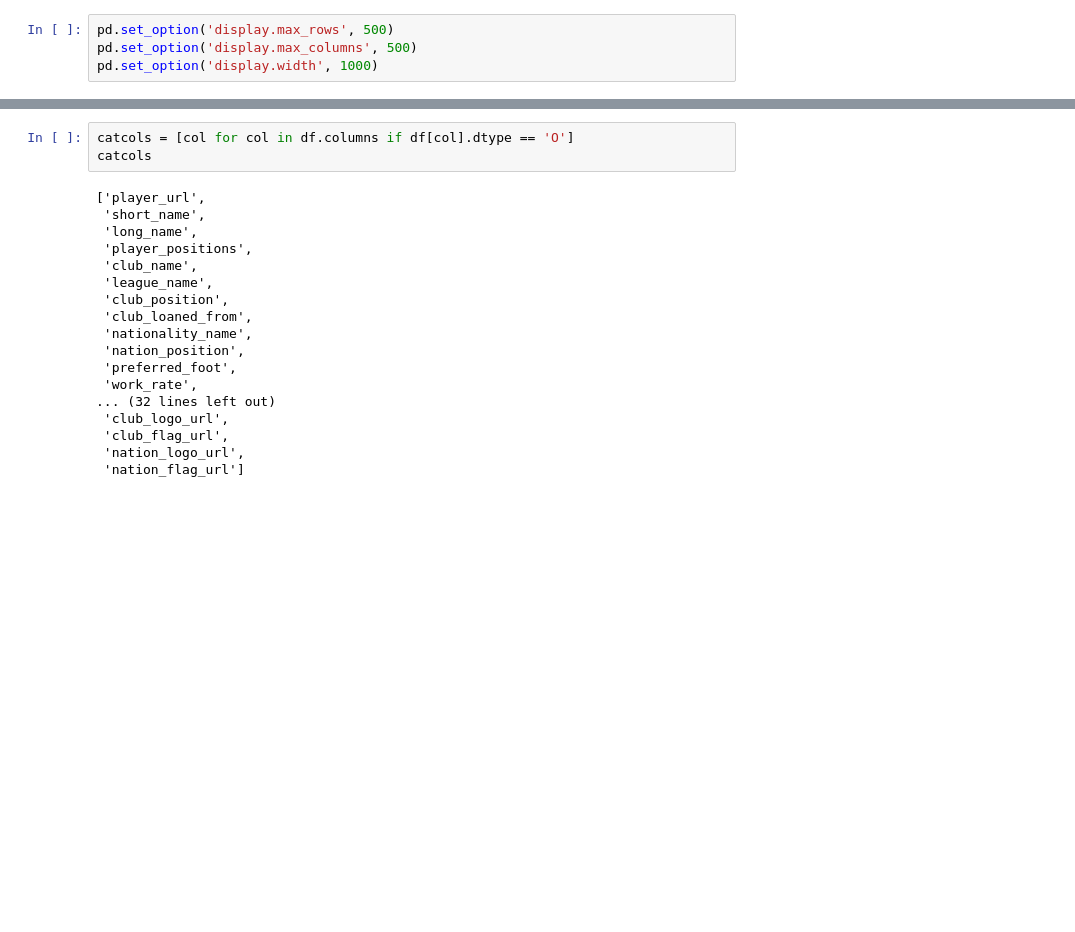
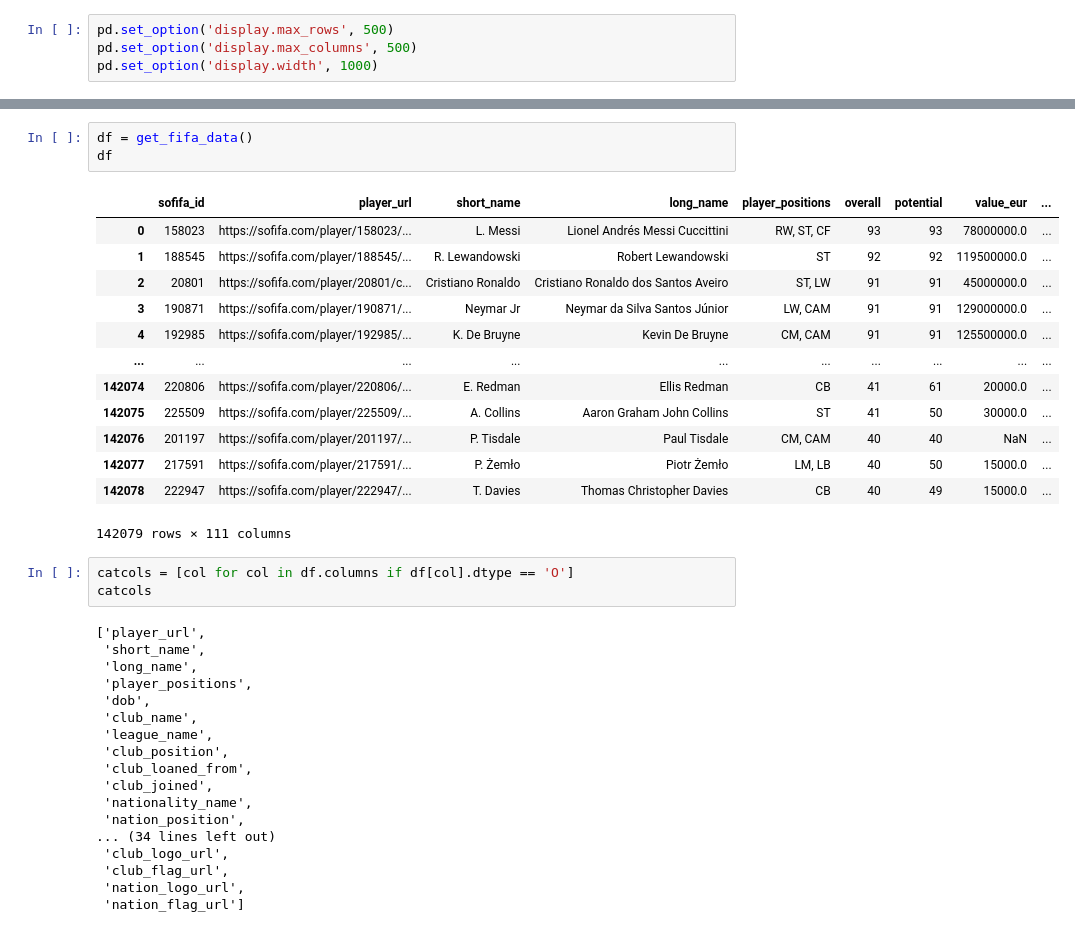
Before and after one commit to Jules-Ray-Kayla-Bert-Capstone-FiFA/fifa, a Jupyter notebook: Ray/ray_sb.ipynb, the cells around one changed output, grey strips where cells are left out. Cells and saved outputs as stored; diff of their text form; blank space fills up the shorter version.

```diff
--- a/Ray/ray_sb.ipynb
+++ b/Ray/ray_sb.ipynb
@@ -69,3 +28,20 @@ numcols
+# %%
+df = get_fifa_data()
+df
+# %% [output]
+|  | sofifa_id | player_url | short_name | long_name | player_positions | overall | potential | value_eur | ... |
+| 0 | 158023 | https://sofifa.com/player/158023/... | L. Messi | Lionel Andrés Messi Cuccittini | RW, ST, CF | 93 | 93 | 78000000.0 | ... |
+| 1 | 188545 | https://sofifa.com/player/188545/... | R. Lewandowski | Robert Lewandowski | ST | 92 | 92 | 119500000.0 | ... |
+| 2 | 20801 | https://sofifa.com/player/20801/c... | Cristiano Ronaldo | Cristiano Ronaldo dos Santos Aveiro | ST, LW | 91 | 91 | 45000000.0 | ... |
+| 3 | 190871 | https://sofifa.com/player/190871/... | Neymar Jr | Neymar da Silva Santos Júnior | LW, CAM | 91 | 91 | 129000000.0 | ... |
+| 4 | 192985 | https://sofifa.com/player/192985/... | K. De Bruyne | Kevin De Bruyne | CM, CAM | 91 | 91 | 125500000.0 | ... |
+| ... | ... | ... | ... | ... | ... | ... | ... | ... | ... |
+| 142074 | 220806 | https://sofifa.com/player/220806/... | E. Redman | Ellis Redman | CB | 41 | 61 | 20000.0 | ... |
+| 142075 | 225509 | https://sofifa.com/player/225509/... | A. Collins | Aaron Graham John Collins | ST | 41 | 50 | 30000.0 | ... |
+| 142076 | 201197 | https://sofifa.com/player/201197/... | P. Tisdale | Paul Tisdale | CM, CAM | 40 | 40 | NaN | ... |
+| 142077 | 217591 | https://sofifa.com/player/217591/... | P. Żemło | Piotr Żemło | LM, LB | 40 | 50 | 15000.0 | ... |
+| 142078 | 222947 | https://sofifa.com/player/222947/... | T. Davies | Thomas Christopher Davies | CB | 40 | 49 | 15000.0 | ... |
+142079 rows × 111 columns
 # %%
 catcols = [col for col in df.columns if df[col].dtype == 'O']
 catcols
@@ -74,15 +50,15 @@ catcols
  'short_name',
  'long_name',
  'player_positions',
+ 'dob',
  'club_name',
  'league_name',
  'club_position',
  'club_loaned_from',
+ 'club_joined',
  'nationality_name',
  'nation_position',
- 'preferred_foot',
- 'work_rate',
-... (32 lines left out)
+... (34 lines left out)
  'club_logo_url',
  'club_flag_url',
  'nation_logo_url',
```
Also changed, not shown: parts of 11 cells of this notebook.
